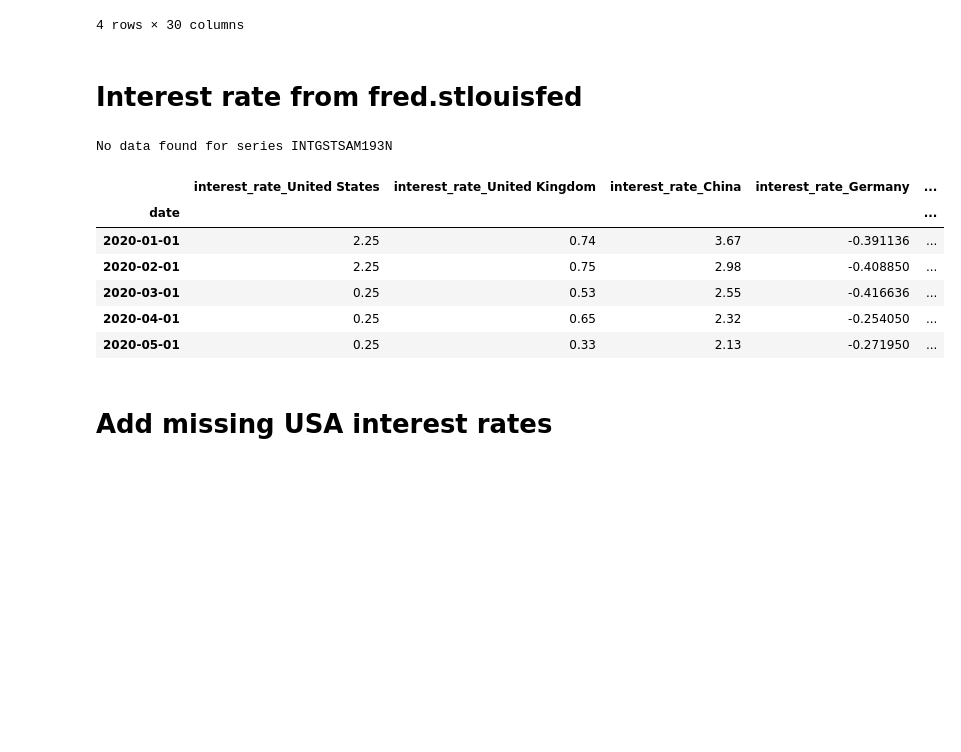
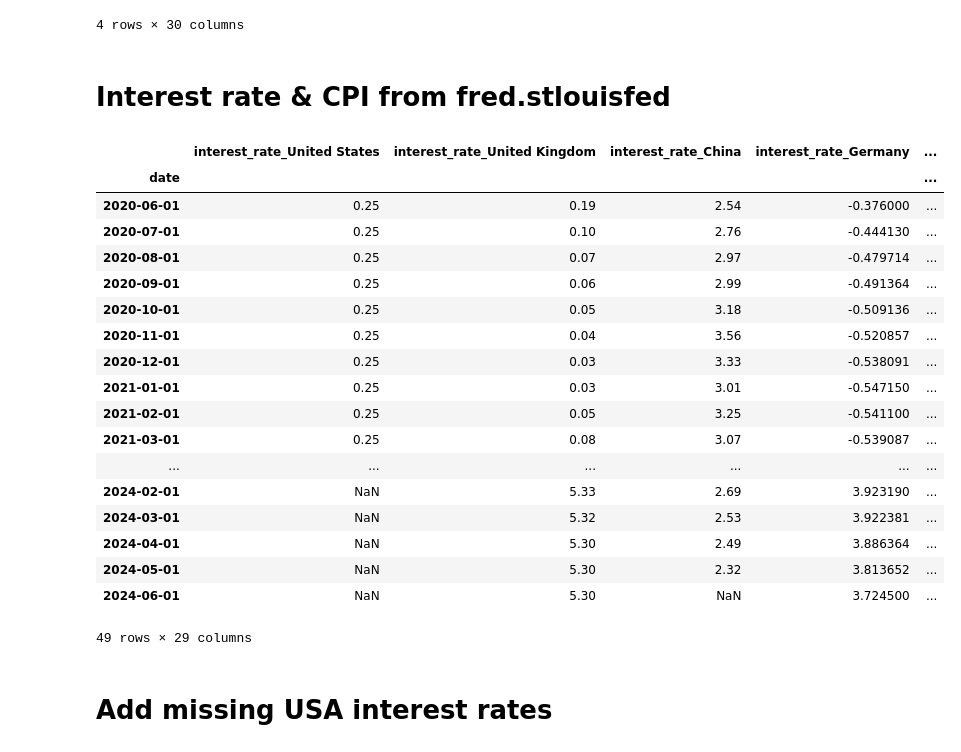
Before and after one commit to LoznianuAnamaria/challenges, a Jupyter notebook: Crypto Factor Modeling/notebooks/6.0 economic_data.ipynb, the cells around one changed output. Drawn from its saved outputs; the diff is of its cells as text; code cells hidden in the pictures; blank space fills up the shorter version.

```diff
--- a/Crypto Factor Modeling/notebooks/6.0 economic_data.ipynb
+++ b/Crypto Factor Modeling/notebooks/6.0 economic_data.ipynb
@@ -53,16 +60,16 @@ countries = list(COUNTRIES.keys())
 print(countries)
 
 indicators = {
-    # 'FR.INR.LEND': 'interest_rate',  # Lending interest rate (%)
+    'FR.INR.LEND': 'interest_rate',  # Lending interest rate (%)
     'FP.CPI.TOTL': 'inflation_rate',  # Consumer price index (2010 = 100)
-    'NY.GDP.MKTP.CD': 'gdp',
+    'NY.GDP.MKTP.CD': 'gdp'
     # 'EG.USE.PCAP.KG.OE': 'energy_consumption'  # Energy use (kg of oil equivalent per capita)
 }
 
 # Fetch data from World Bank API
 data = wbdata.get_dataframe(indicators, country=countries)
-
-# Reset index and process data
+# data
+# # Reset index and process data
 data.reset_index(inplace=True)
 
 data['date'] = pd.to_datetime(data['date'])
@@ -70,24 +77,23 @@ data.set_index('date', inplace=True)
 
 data.sort_index(ascending=False, inplace=True)
 data.fillna(0, inplace=True)
-
 # Clean up special characters from country names
 def clean_country_name(name):
     name = re.sub(r'[\"\.\,]', '', name)
     return name
 
-# Apply the function to the 'country' column
+# # Apply the function to the 'country' column
 data['country'] = data['country'].apply(clean_country_name)
 
-# Pivot the data to have separate columns for each country's interest and inflation rates
+# # Pivot the data to have separate columns for each country's interest and inflation rates
 world_bank_data = data.pivot_table(index='date', columns='country', values=['inflation_rate', 'gdp'])
 world_bank_data.columns = ['_'.join(col).strip() for col in world_bank_data.columns.values]
 world_bank_data.reset_index(inplace=True)
 
-# Replace 0 with NaN
+# # Replace 0 with NaN
 world_bank_data.replace(0, np.nan, inplace=True)
 
-# Filter the data after the training date
+# # Filter the data after the training date
 world_bank_data.set_index('date', inplace=True)
 world_bank_data = world_bank_data[world_bank_data.index.year >= train_start_year]
 world_bank_data.to_csv(WORLD_BANK_DATA_FILE_PATH)
@@ -103,7 +109,7 @@ world_bank_data.head(30)
 | 2023-01-01 | 1.723827e+12 | 2.173666e+12 | 2.140086e+12 | 1.779478e+13 | 3.030904e+12 | 4.456081e+12 | 3.549919e+12 | 2.254851e+12 | ... |
 4 rows × 30 columns
 # %% [markdown]
-# Interest rate from fred.stlouisfed
+# Interest rate & CPI from fred.stlouisfed
 # %%
 # Function to fetch data from FRED API and bypass SSL verification
 def fetch_fred_series(series_id, start_date):
@@ -115,50 +121,74 @@ def fetch_fred_series(series_id, start_date):
         'observation_start': start_date
     }
     response = requests.get(url, params=params, verify=False)  # Bypass SSL verification
     if response.status_code == 200:
         data = response.json()
         observations = data['observations']
 
         if not observations:
             print(f"No data found for series {series_id}")
             return pd.DataFrame()
 
         df = pd.DataFrame(observations)
         if 'date' not in df.columns:
             print(f"'date' column not found in data for series {series_id}")
             print(df.head())
             return pd.DataFrame()
 
         df['date'] = pd.to_datetime(df['date'])
         df.set_index('date', inplace=True)
         df['value'] = pd.to_numeric(df['value'], errors='coerce')  # Convert to numeric, setting errors to NaN
         return df.drop(columns=['realtime_start', 'realtime_end'])
     else:
         print(f"Error fetching data for series {series_id}: {response.status_code}")
         return pd.DataFrame()
+# Fetch data for each country and combine into a single DataFrame
+economic_data = pd.DataFrame()
 
-# Fetch data for each country and combine into a single DataFrame
-interest_rate_data = pd.DataFrame()
-
-for country, series_id in COUNTRIES_SERIES_IDS.items():
-    country_data = fetch_fred_series(series_id, '2020-01-01')
+# Fetch Interest Rate Data
+for country, series_id in COUNTRIES_INTEREST_RATES_SERIES_IDS.items():
+    country_data = fetch_fred_series(series_id, TRAIN_START_DATE)
     if not country_data.empty:
         country_data.rename(columns={'value': f'interest_rate_{country}'}, inplace=True)
-        if interest_rate_data.empty:
-            interest_rate_data = country_data
+        if economic_data.empty:
+            economic_data = country_data
         else:
-            interest_rate_data = interest_rate_data.join(country_data, how='outer')
+            economic_data = economic_data.join(country_data, how='outer')
 
-interest_rate_data.head()
+# Fetch CPI Data
+for country, series_id in COUNTRIES_CPI_SERIES_IDS.items():
+    country_data = fetch_fred_series(series_id, TRAIN_START_DATE)
+    if not country_data.empty:
+        country_data.rename(columns={'value': f'cpi_{country}'}, inplace=True)
+        economic_data = economic_data.join(country_data, how='outer')
+
+economic_data = economic_data[economic_data.index >= TRAIN_START_DATE]
+
+economic_data.reset_index()
+economic_data.to_csv(FRED_ECONOMIC_DATA_FILE_PATH)
+
+# Display the first 50 rows
+economic_data.head(50)
 # %% [output]
+|  | interest_rate_United States | interest_rate_United Kingdom | interest_rate_China | interest_rate_Germany | ... |
+| date |  |  |  |  | ... |
+| 2020-06-01 | 0.25 | 0.19 | 2.54 | -0.376000 | ... |
+| 2020-07-01 | 0.25 | 0.10 | 2.76 | -0.444130 | ... |
+| 2020-08-01 | 0.25 | 0.07 | 2.97 | -0.479714 | ... |
+| 2020-09-01 | 0.25 | 0.06 | 2.99 | -0.491364 | ... |
+| 2020-10-01 | 0.25 | 0.05 | 3.18 | -0.509136 | ... |
+| 2020-11-01 | 0.25 | 0.04 | 3.56 | -0.520857 | ... |
+| 2020-12-01 | 0.25 | 0.03 | 3.33 | -0.538091 | ... |
+| 2021-01-01 | 0.25 | 0.03 | 3.01 | -0.547150 | ... |
+| 2021-02-01 | 0.25 | 0.05 | 3.25 | -0.541100 | ... |
+| 2021-03-01 | 0.25 | 0.08 | 3.07 | -0.539087 | ... |
+| ... | ... | ... | ... | ... | ... |
+| 2024-02-01 | NaN | 5.33 | 2.69 | 3.923190 | ... |
+| 2024-03-01 | NaN | 5.32 | 2.53 | 3.922381 | ... |
+| 2024-04-01 | NaN | 5.30 | 2.49 | 3.886364 | ... |
+| 2024-05-01 | NaN | 5.30 | 2.32 | 3.813652 | ... |
+| 2024-06-01 | NaN | 5.30 | NaN | 3.724500 | ... |
-No data found for series INTGSTSAM193N
+49 rows × 29 columns
-|  | interest_rate_United States | interest_rate_United Kingdom | interest_rate_China | interest_rate_Germany | ... |
-| date |  |  |  |  | ... |
-| 2020-01-01 | 2.25 | 0.74 | 3.67 | -0.391136 | ... |
-| 2020-02-01 | 2.25 | 0.75 | 2.98 | -0.408850 | ... |
-| 2020-03-01 | 0.25 | 0.53 | 2.55 | -0.416636 | ... |
-| 2020-04-01 | 0.25 | 0.65 | 2.32 | -0.254050 | ... |
-| 2020-05-01 | 0.25 | 0.33 | 2.13 | -0.271950 | ... |
 # %% [markdown]
 # Add missing USA interest rates
 # %%
```
Also changed, not shown: parts of 4 cells of this notebook, 6 other files.
